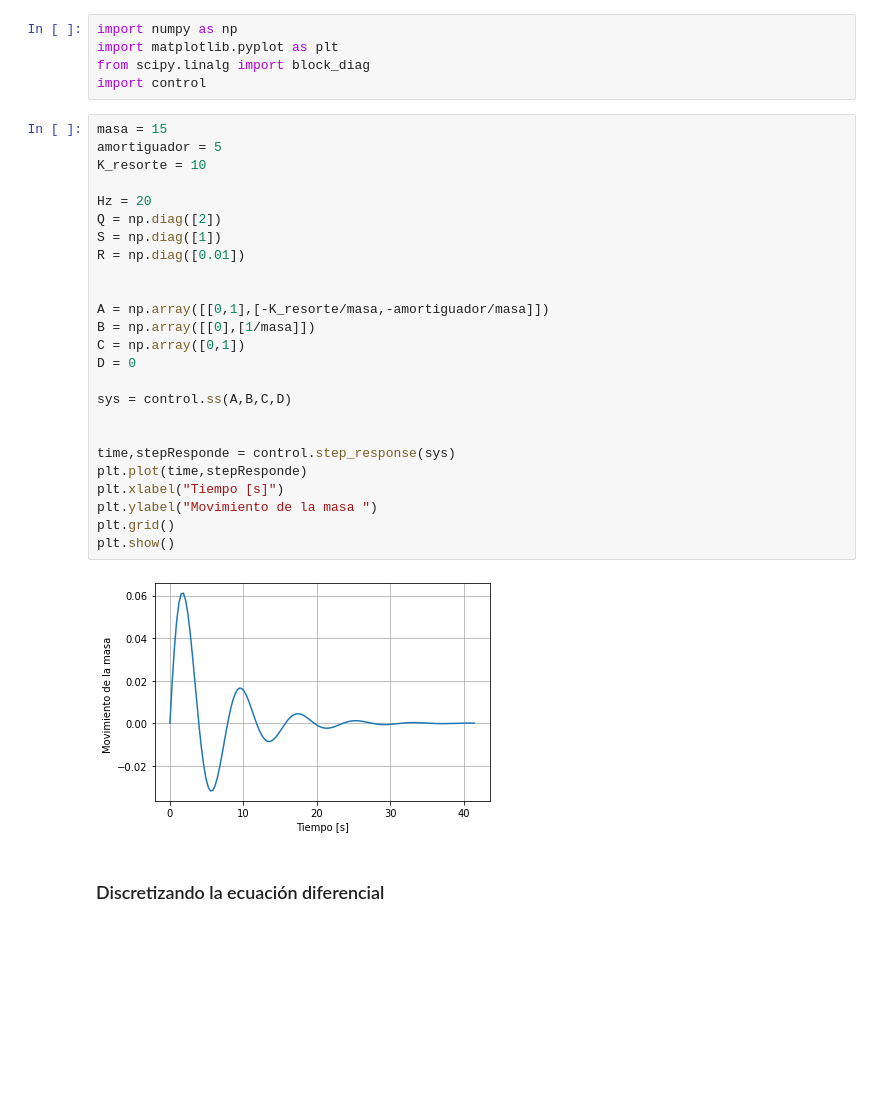
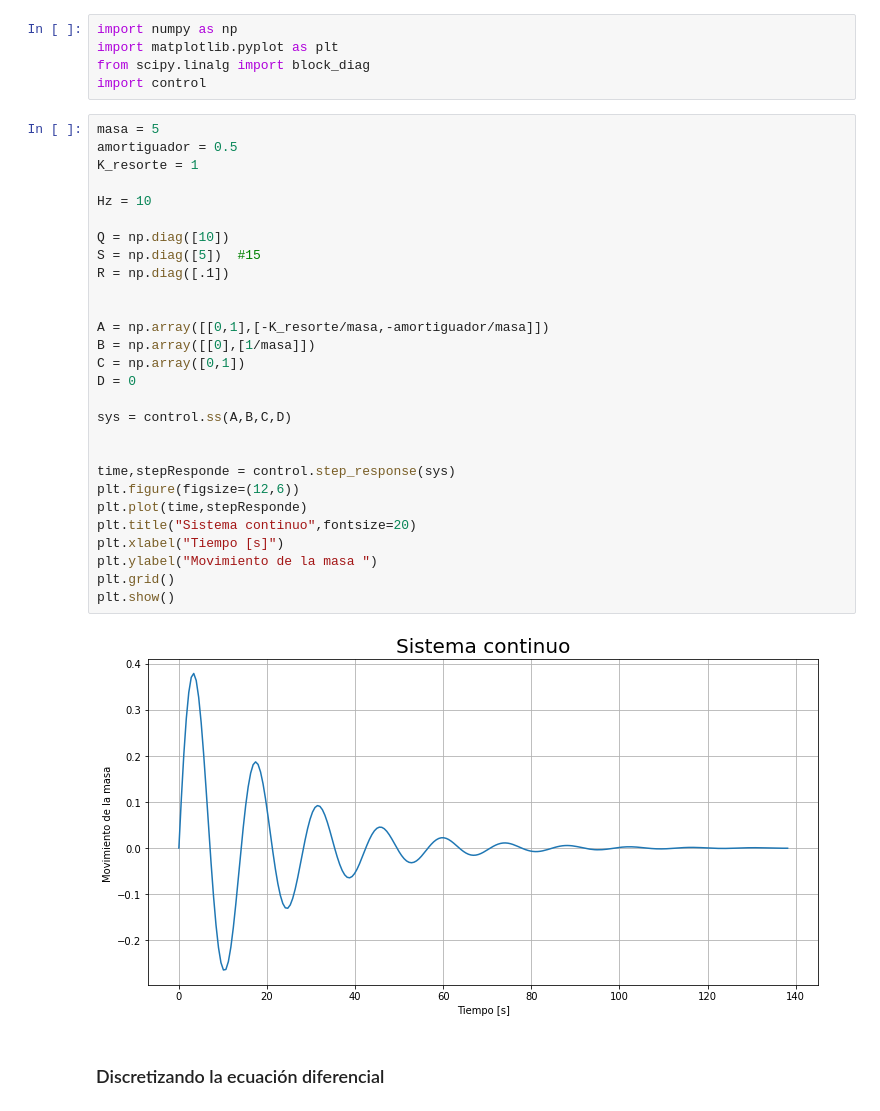
Before and after one commit to JuanDavidBarrero/MPC_python, a Jupyter notebook: mpc.ipynb, the cells around one changed output. Drawn from its saved outputs; the diff is of its cells as text; blank space fills up the shorter version.

```diff
--- a/mpc.ipynb
+++ b/mpc.ipynb
@@ -28,32 +28,35 @@ import matplotlib.pyplot as plt
 from scipy.linalg import block_diag
 import control
 # %%
-masa = 15
-amortiguador = 5
-K_resorte = 10
+masa = 5
+amortiguador = 0.5
+K_resorte = 1
 
-Hz = 20
-Q = np.diag([2])
-S = np.diag([1])
-R = np.diag([0.01])
+Hz = 10
+
+Q = np.diag([10])
+S = np.diag([5])  #15
+R = np.diag([.1])
 
 
 A = np.array([[0,1],[-K_resorte/masa,-amortiguador/masa]])
 B = np.array([[0],[1/masa]])
 C = np.array([0,1])
 D = 0
 
 sys = control.ss(A,B,C,D)
 
 
 time,stepResponde = control.step_response(sys)
+plt.figure(figsize=(12,6))
 plt.plot(time,stepResponde)
+plt.title("Sistema continuo",fontsize=20)
 plt.xlabel("Tiempo [s]")
 plt.ylabel("Movimiento de la masa ")
 plt.grid()
 plt.show()
 # %% [output]
-[figure, old version]
+[figure, new version]
 # %% [markdown]
 ### Discretizando la ecuación diferencial
 # %%
```
Also changed, not shown: parts of 2 cells of this notebook.
